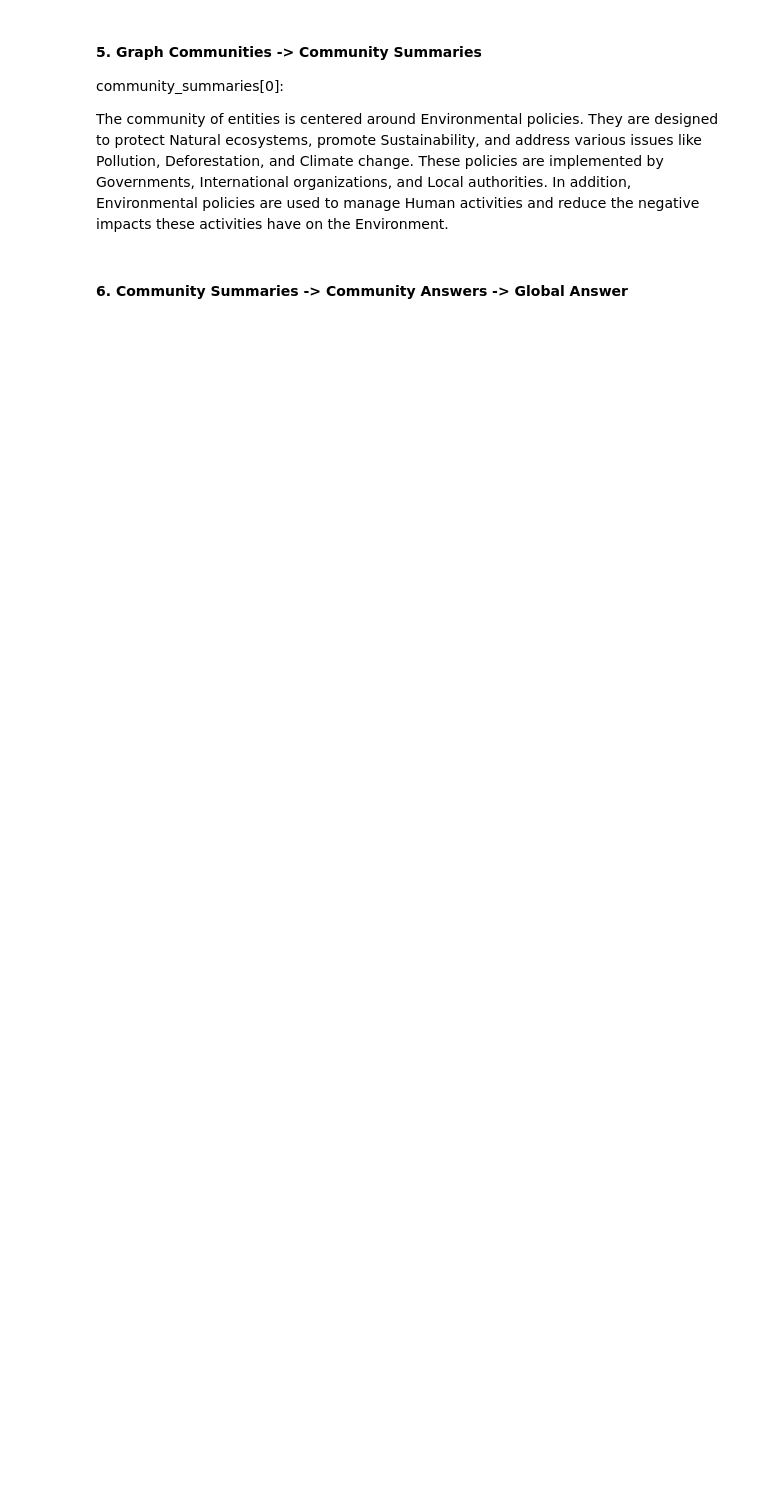
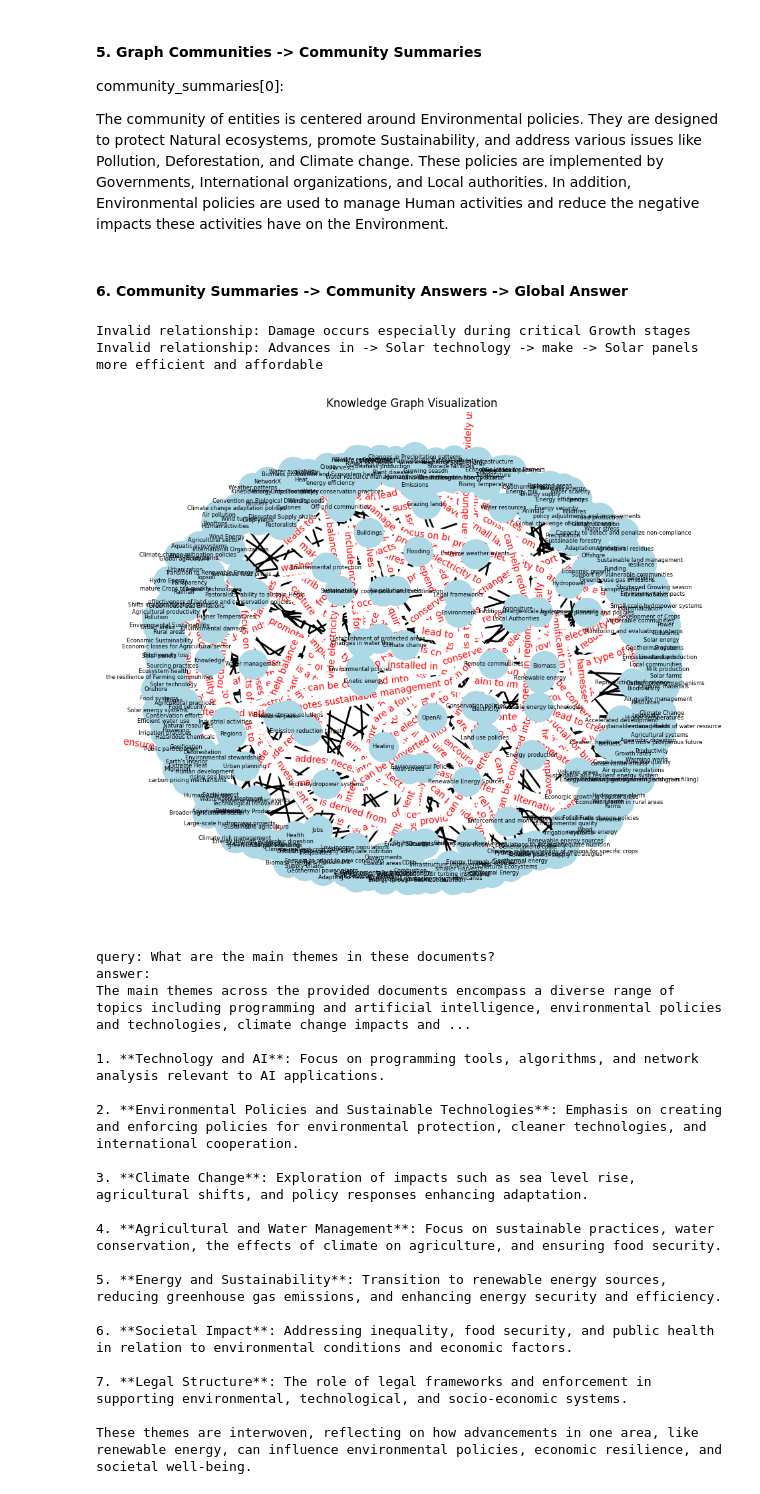
Before and after one commit to ton731/genai-projects, a Jupyter notebook: microsoft-graph-rag/graph_rag.ipynb, the cells around one changed output. Cells and saved outputs as stored; diff of their text form; code cells hidden in the pictures; blank space fills up the shorter version.

```diff
--- a/microsoft-graph-rag/graph_rag.ipynb
+++ b/microsoft-graph-rag/graph_rag.ipynb
@@ -20,7 +20,7 @@ Note: to be able to use all crisp methods, you need to install some additional p
 Note: to be able to use all crisp methods, you need to install some additional packages:  {'infomap', 'wurlitzer'}
 # %%
 # Init OpenAI Client
-OPENAI_API_KEY = "XXX"
+OPENAI_API_KEY = "xxx"
 client = OpenAI(api_key=OPENAI_API_KEY)
 # %% [markdown]
 #### Download the txt documents from Google Drive
@@ -126,7 +126,7 @@ Relationships:\n
 # 2. Text Chunks -> Element Instances
 def extract_instances_from_chunks(chunks: List[str]):
     instances = []
-    for chunk in tqdm(chunks[:2], desc="2. Text Chunks -> Element Instances"):
+    for chunk in tqdm(chunks, desc="2. Text Chunks -> Element Instances"):
         response = client.chat.completions.create(
             model="gpt-4o",
             messages=[
@@ -417,8 +417,31 @@ def graph_rag_pipeline(
 
     return final_answer
 # %%
-# query = "What are the main themes in these documents?"
-# answer = graph_rag_pipeline(query=query, documents=documents)
-# print("query:", query)
-# print("answer:")
-# print(answer)
+query = "What are the main themes in these documents?"
+answer = graph_rag_pipeline(query=query, documents=documents)
+print("query:", query)
+print("answer:")
+print(answer)
+# %% [output]
+Invalid relationship: Damage occurs especially during critical Growth stages
+Invalid relationship: Advances in -> Solar technology -> make -> Solar panels more efficient and affordable
+[figure, added]
+query: What are the main themes in these documents?
+answer:
+The main themes across the provided documents encompass a diverse range of topics including programming and artificial intelligence, environmental policies and technologies, climate change impacts and ...
+
+1. **Technology and AI**: Focus on programming tools, algorithms, and network analysis relevant to AI applications.
+
+2. **Environmental Policies and Sustainable Technologies**: Emphasis on creating and enforcing policies for environmental protection, cleaner technologies, and international cooperation.
+
+3. **Climate Change**: Exploration of impacts such as sea level rise, agricultural shifts, and policy responses enhancing adaptation.
+
+4. **Agricultural and Water Management**: Focus on sustainable practices, water conservation, the effects of climate on agriculture, and ensuring food security.
+
+5. **Energy and Sustainability**: Transition to renewable energy sources, reducing greenhouse gas emissions, and enhancing energy security and efficiency.
+
+6. **Societal Impact**: Addressing inequality, food security, and public health in relation to environmental conditions and economic factors.
+
+7. **Legal Structure**: The role of legal frameworks and enforcement in supporting environmental, technological, and socio-economic systems.
+
+These themes are interwoven, reflecting on how advancements in one area, like renewable energy, can influence environmental policies, economic resilience, and societal well-being.
```
Also changed, not shown: parts of 3 cells of this notebook, 3 other files.
